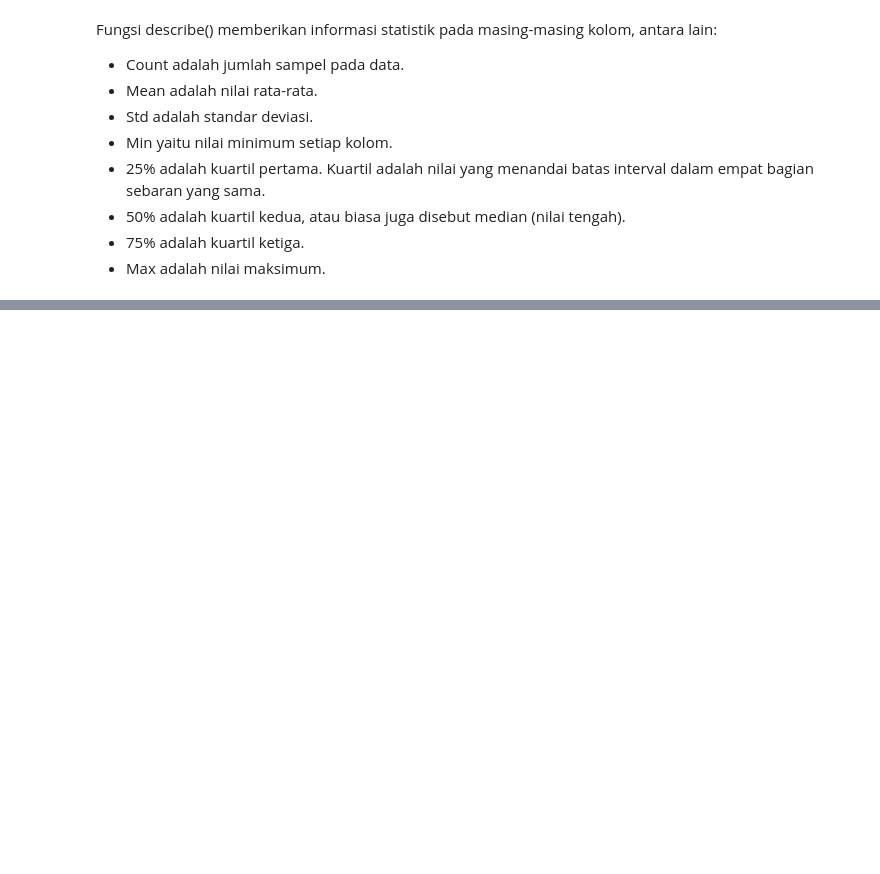
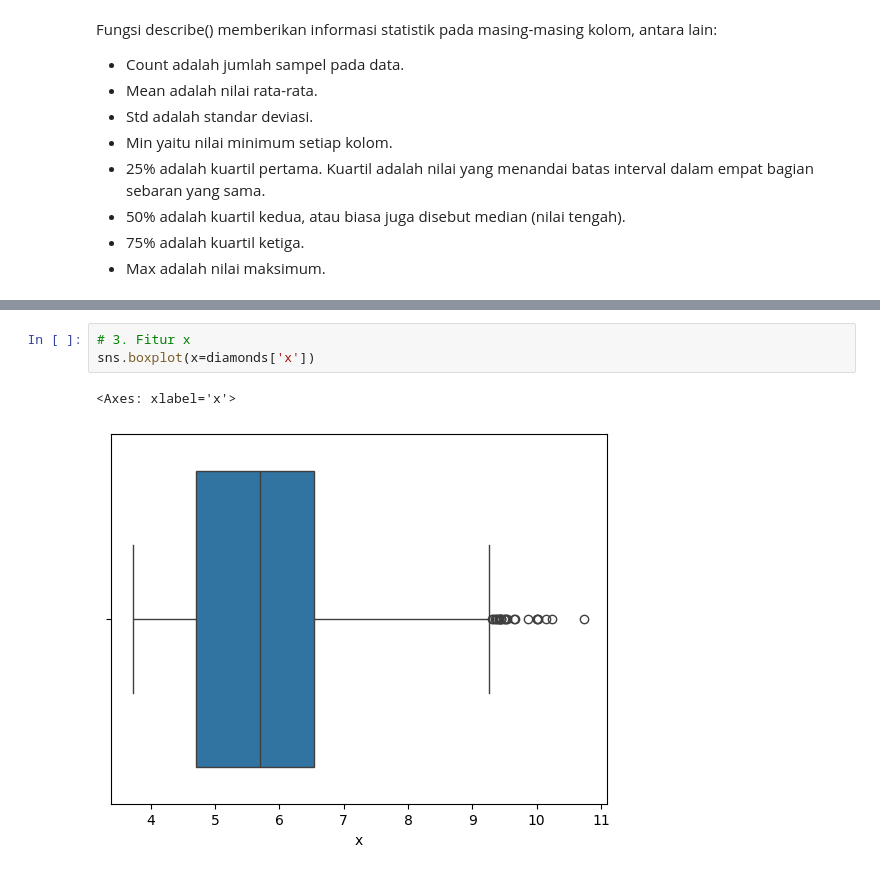
Before and after one commit to NuryaFahruRosyidin2406/Machine-Learning_Studi-Kasus-Pertama-yaitu-Predictive-Analytics, a Jupyter notebook: Predictive_Analytics.ipynb, the cells around one changed output, grey strips where cells are left out. Saved outputs shown, nothing was run; the diff lists cells and outputs as text; blank space fills up the shorter version.

```diff
--- a/Predictive_Analytics.ipynb
+++ b/Predictive_Analytics.ipynb
@@ -100,0 +179,6 @@ Fungsi describe() memberikan informasi statistik pada masing-masing kolom, antar
+# %%
+# 3. Fitur x
+sns.boxplot(x=diamonds['x'])
+# %% [output]
+<Axes: xlabel='x'>
+[figure, added]
```
Also changed, not shown: parts of 103 cells of this notebook.
